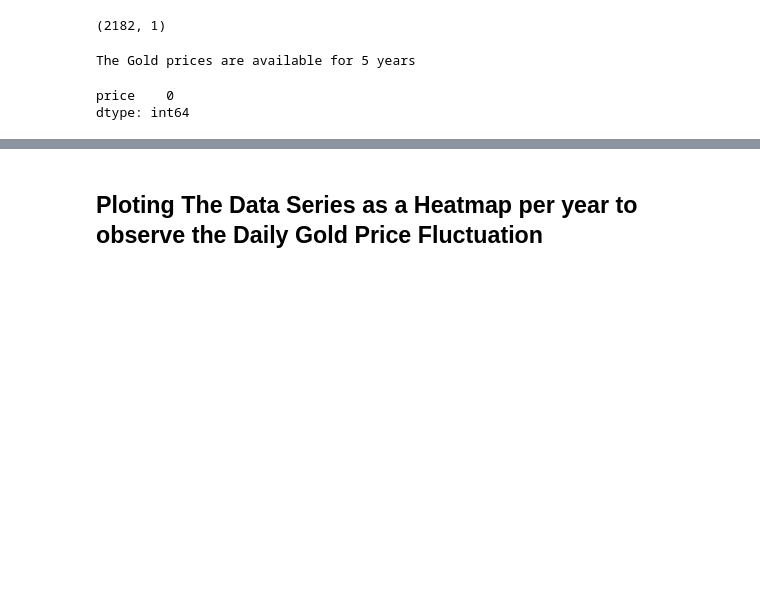
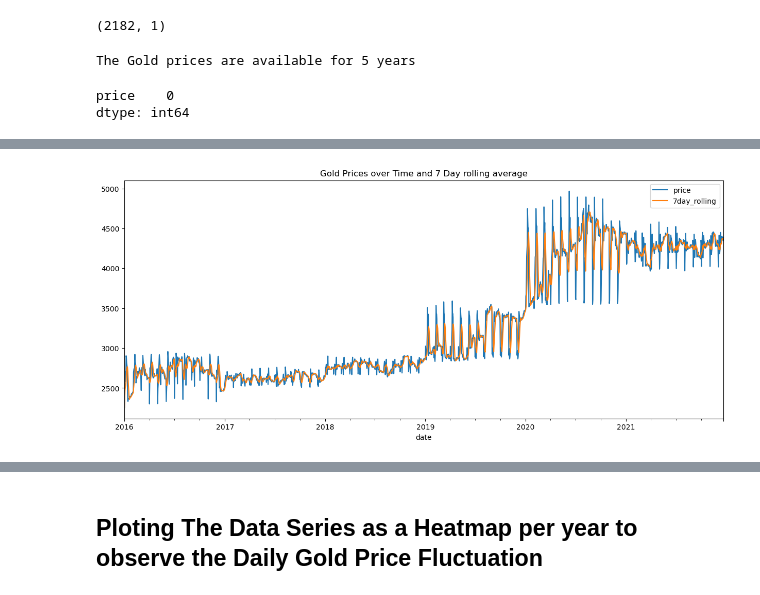
Before and after one commit to RadhaRamanJha/Gold-Price-Prediction, a Jupyter notebook: gold_price_prediction_EDA.ipynb, the cells around one changed output, grey strips where cells are left out. Cells and saved outputs as stored; diff of their text form; code cells hidden in the pictures; blank space fills up the shorter version.

```diff
--- a/gold_price_prediction_EDA.ipynb
+++ b/gold_price_prediction_EDA.ipynb
@@ -82,0 +98,3 @@ dtype: int64
+# %%
+df1 = df.copy()
+df1.head()
@@ -82,0 +109,9 @@ dtype: int64
+# %%
+df1['7day_rolling'] = df1.rolling(window=7,min_periods=1).mean()
+# %%
+df1[['price','7day_rolling']].plot(figsize=(15,6))
+plt.title("Gold Prices over Time and 7 Day rolling average")
+plt.legend()
+plt.show()
+# %% [output]
+[figure, added]
```
Also changed, not shown: parts of 65 cells of this notebook.
